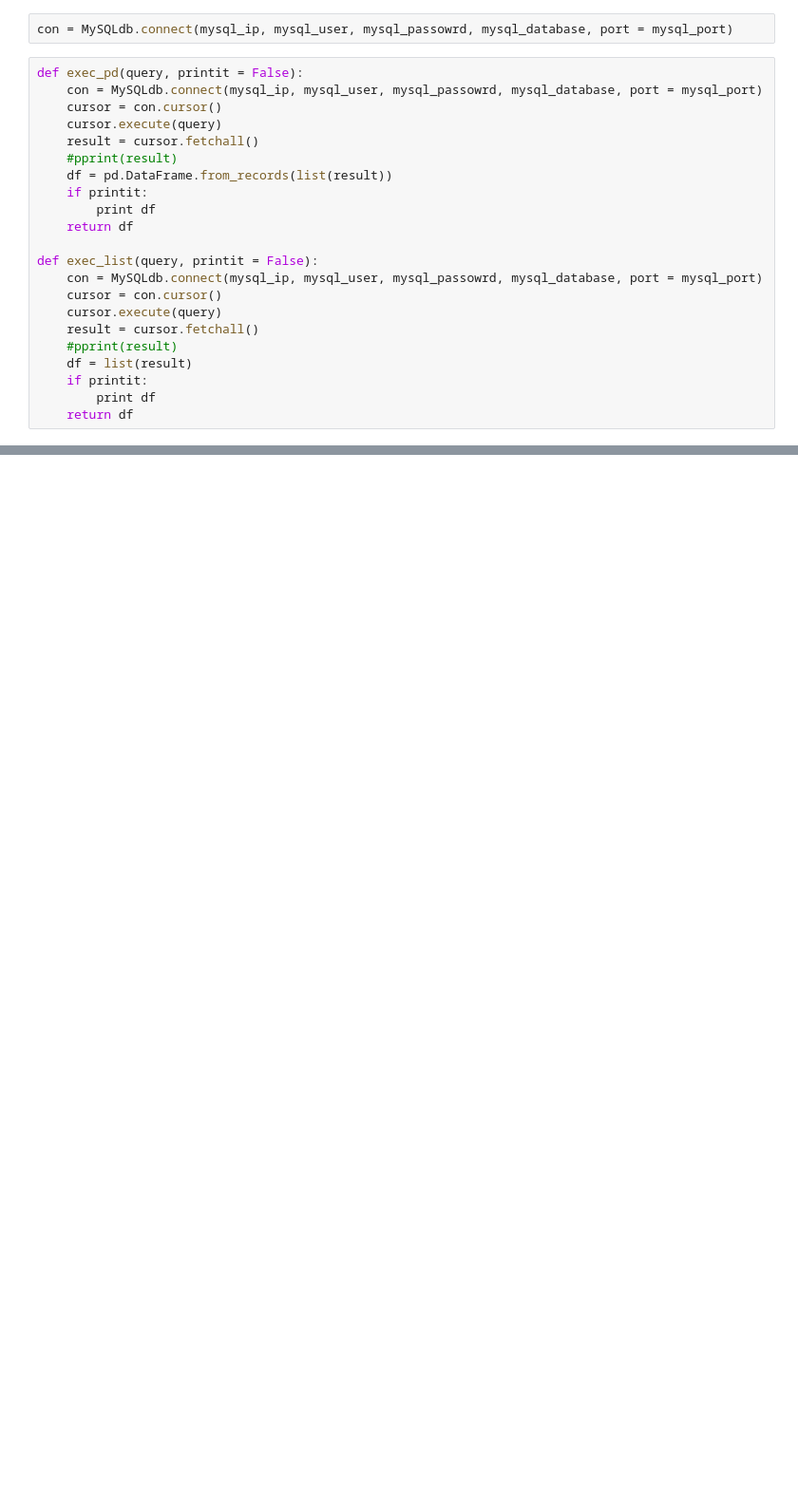
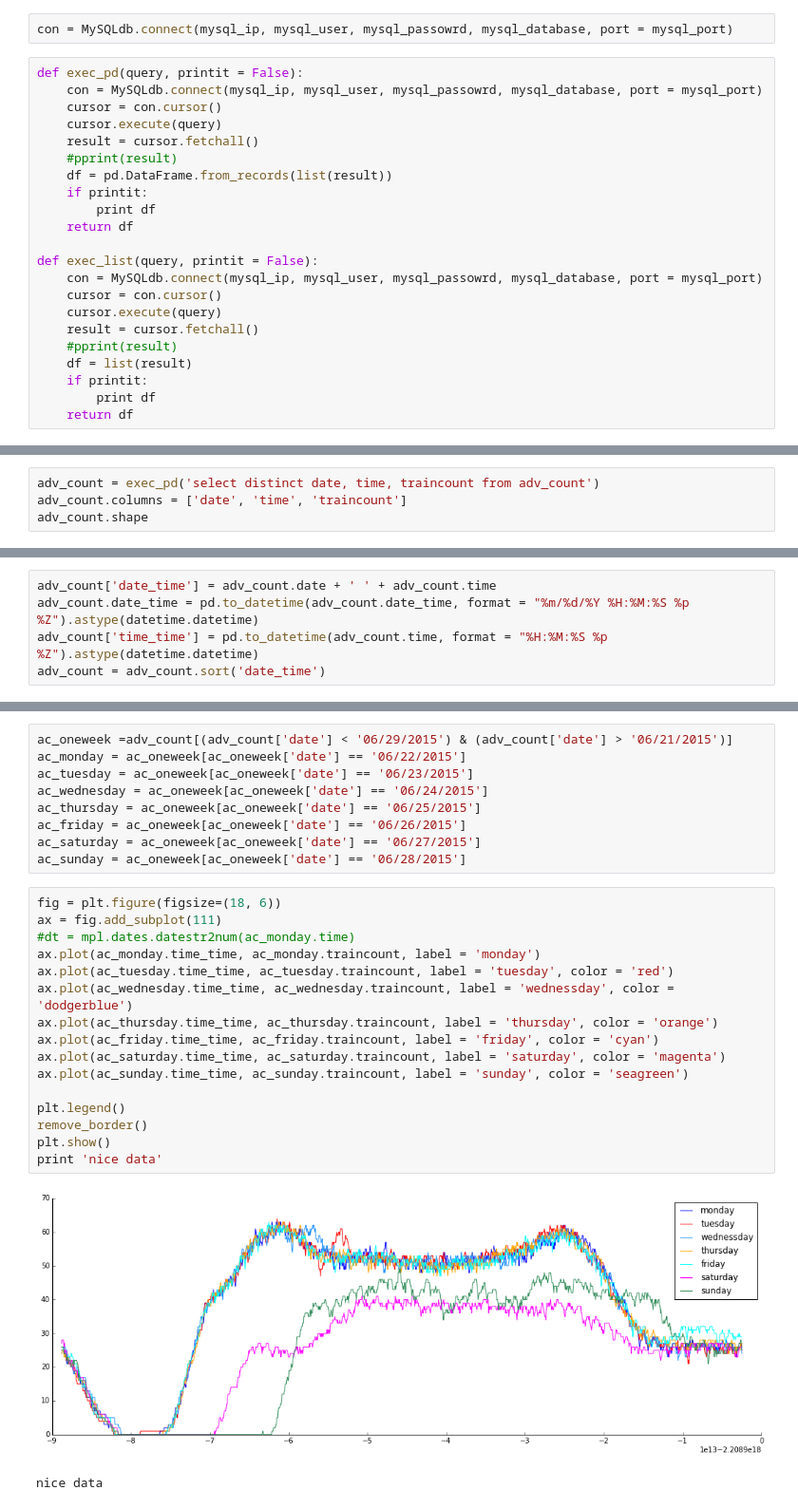
Before and after one commit to dmilad/BARTProject, a Jupyter notebook: eda/eda.ipynb, the cells around one changed output, grey strips where cells are left out. Shown at 95% size. Saved outputs shown, nothing was run; the diff lists cells and outputs as text; blank space fills up the shorter version.

```diff
--- a/eda/eda.ipynb
+++ b/eda/eda.ipynb
@@ -32,0 +162,4 @@ def exec_list(query, printit = False):
+# %%
+adv_count = exec_pd('select distinct date, time, traincount from adv_count')
+adv_count.columns = ['date', 'time', 'traincount']
+adv_count.shape
@@ -32,0 +168,5 @@ def exec_list(query, printit = False):
+# %%
+adv_count['date_time'] = adv_count.date + ' ' + adv_count.time
+adv_count.date_time = pd.to_datetime(adv_count.date_time, format = "%m/%d/%Y %H:%M:%S %p %Z").astype(datetime.datetime)
+adv_count['time_time'] = pd.to_datetime(adv_count.time, format = "%H:%M:%S %p %Z").astype(datetime.datetime)
+adv_count = adv_count.sort('date_time')
@@ -32,0 +182,28 @@ def exec_list(query, printit = False):
+# %%
+ac_oneweek =adv_count[(adv_count['date'] < '06/29/2015') & (adv_count['date'] > '06/21/2015')]
+ac_monday = ac_oneweek[ac_oneweek['date'] == '06/22/2015']
+ac_tuesday = ac_oneweek[ac_oneweek['date'] == '06/23/2015']
+ac_wednesday = ac_oneweek[ac_oneweek['date'] == '06/24/2015']
+ac_thursday = ac_oneweek[ac_oneweek['date'] == '06/25/2015']
+ac_friday = ac_oneweek[ac_oneweek['date'] == '06/26/2015']
+ac_saturday = ac_oneweek[ac_oneweek['date'] == '06/27/2015']
+ac_sunday = ac_oneweek[ac_oneweek['date'] == '06/28/2015']
+# %%
+fig = plt.figure(figsize=(18, 6))
+ax = fig.add_subplot(111)
+#dt = mpl.dates.datestr2num(ac_monday.time)
+ax.plot(ac_monday.time_time, ac_monday.traincount, label = 'monday')
+ax.plot(ac_tuesday.time_time, ac_tuesday.traincount, label = 'tuesday', color = 'red')
+ax.plot(ac_wednesday.time_time, ac_wednesday.traincount, label = 'wednessday', color = 'dodgerblue')
+ax.plot(ac_thursday.time_time, ac_thursday.traincount, label = 'thursday', color = 'orange')
+ax.plot(ac_friday.time_time, ac_friday.traincount, label = 'friday', color = 'cyan')
+ax.plot(ac_saturday.time_time, ac_saturday.traincount, label = 'saturday', color = 'magenta')
+ax.plot(ac_sunday.time_time, ac_sunday.traincount, label = 'sunday', color = 'seagreen')
+
+plt.legend()
+remove_border()
+plt.show()
+print 'nice data'
+# %% [output]
+[figure, added]
+nice data
```
Also changed, not shown: parts of 61 cells of this notebook, 2 other files.
